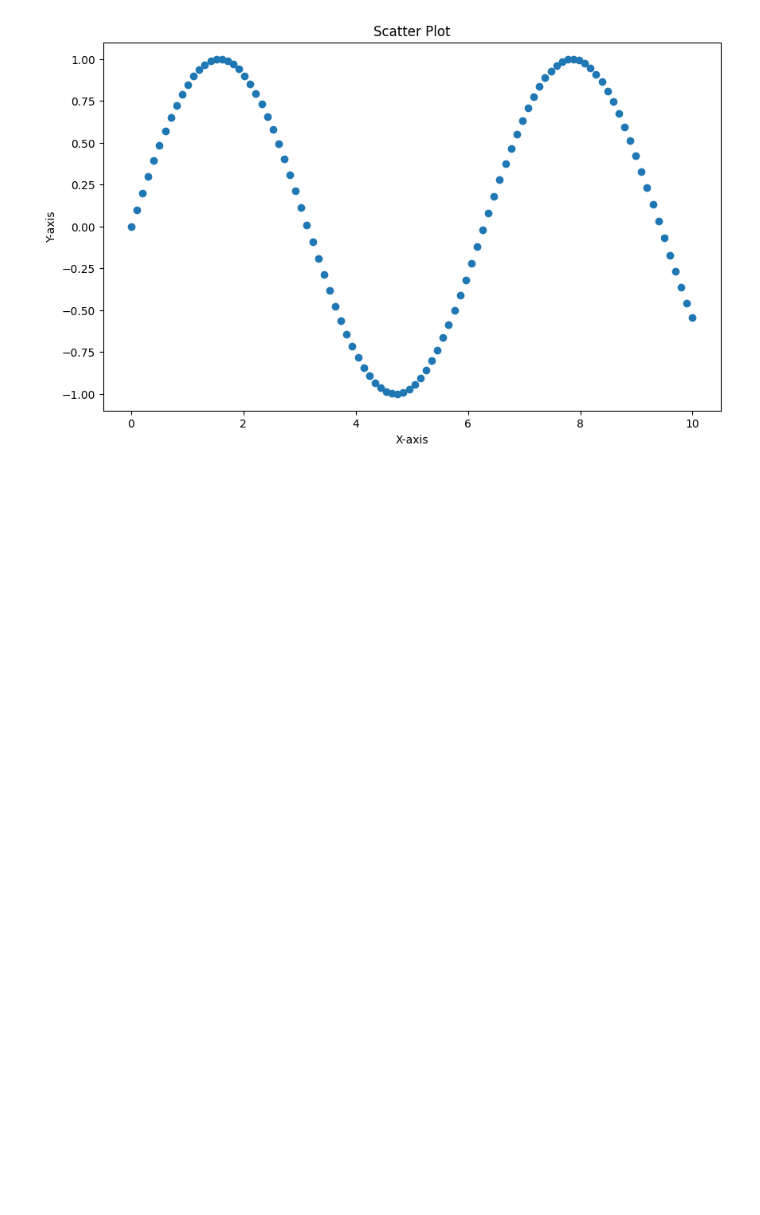
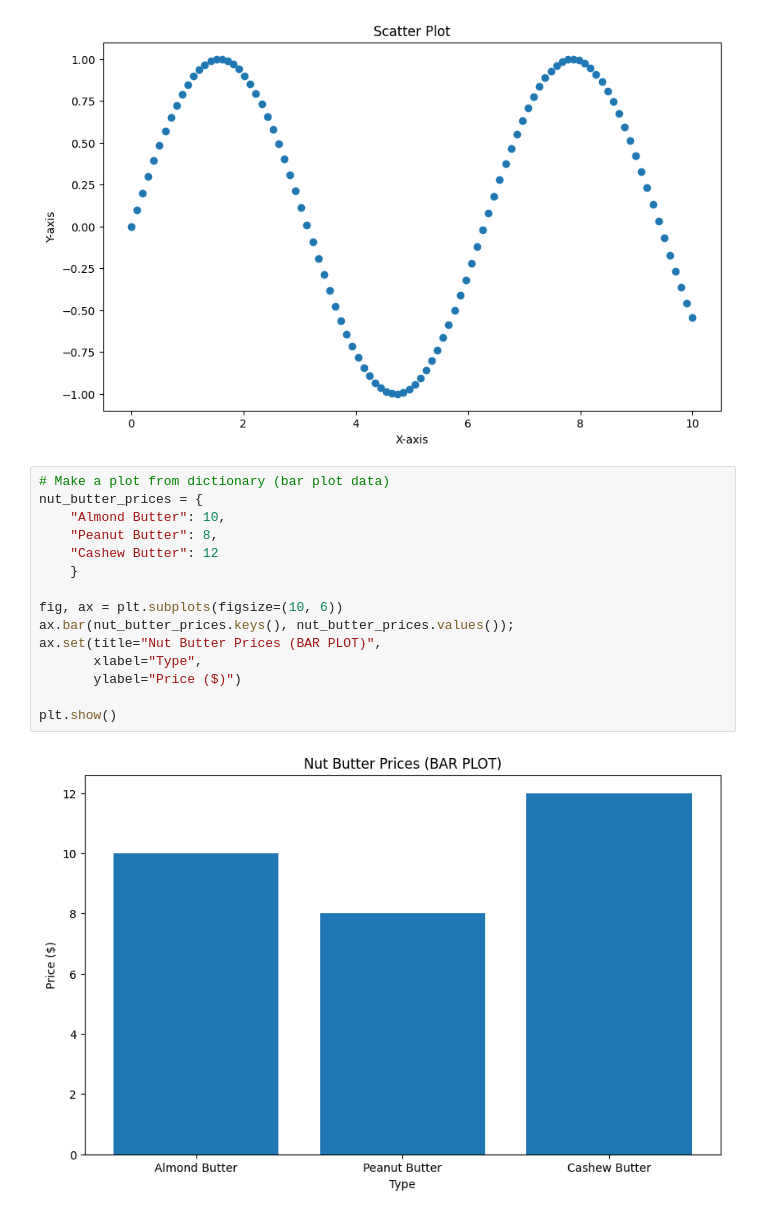
Before and after one commit to StarDust130/ML-101, a Jupyter notebook: Matplotlib/Introduction-to-Matplotlib.ipynb, the cells around one changed output. Drawn from its saved outputs; the diff is of its cells as text; blank space fills up the shorter version.

```diff
--- a/Matplotlib/Introduction-to-Matplotlib.ipynb
+++ b/Matplotlib/Introduction-to-Matplotlib.ipynb
@@ -106,3 +106,20 @@ ax.set(title="Scatter Plot",
 plt.show()
 # %% [output]
 [figure]
+# %%
+# Make a plot from dictionary (bar plot data)
+nut_butter_prices = {
+    "Almond Butter": 10,
+    "Peanut Butter": 8,
+    "Cashew Butter": 12
+    }
+
+fig, ax = plt.subplots(figsize=(10, 6))
+ax.bar(nut_butter_prices.keys(), nut_butter_prices.values());
+ax.set(title="Nut Butter Prices (BAR PLOT)",
+       xlabel="Type",
+       ylabel="Price ($)")
+
+plt.show()
+# %% [output]
+[figure, added]
```
